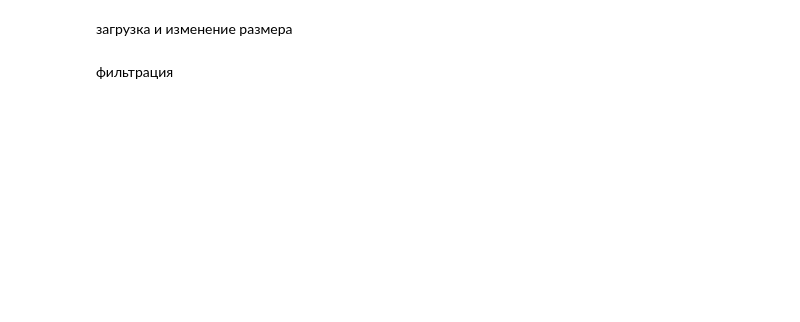
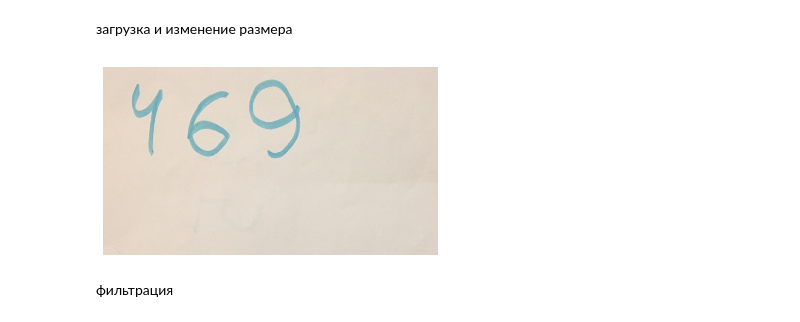
Before and after one commit to 5000factorial/Digit_classification, a Jupyter notebook: Digit_clf.ipynb, the cells around one changed output. Drawn from its saved outputs; the diff is of its cells as text; code cells hidden in the pictures; blank space fills up the shorter version.

Commit message:
viewImage

```diff
--- a/Digit_clf.ipynb
+++ b/Digit_clf.ipynb
@@ -6,22 +6,29 @@ import pandas as pd
 import matplotlib
 import matplotlib.pyplot as plt
 # %%
-def viewImage(image, name_of_window):
+'''def viewImage(image, name_of_window):
     cv2.namedWindow(name_of_window, cv2.WINDOW_NORMAL)
     cv2.imshow(name_of_window, image)
     cv2.waitKey(0)
-    cv2.destroyAllWindows()
+    cv2.destroyAllWindows()'''
+def viewImage(image):
+    RGB_im = cv2.cvtColor(image, cv2.COLOR_BGR2RGB)
+    plt.imshow(RGB_im)
+    plt.axis('off')
+    plt.show()
 # %% [markdown]
 загрузка и изменение размера
 # %%
 image = cv2.imread("8.png")
 k = image.shape[0]/image.shape[1]
 width = 1024
 height = int(1024 * k)
 dim = (width, height)
 # resize image
 image = cv2.resize(image, dim)
-viewImage(image,'1')
+viewImage(image)
+# %% [output]
+[figure, added]
 # %% [markdown]
 фильтрация
 # %%
```
Also changed, not shown: parts of 3 cells of this notebook.
